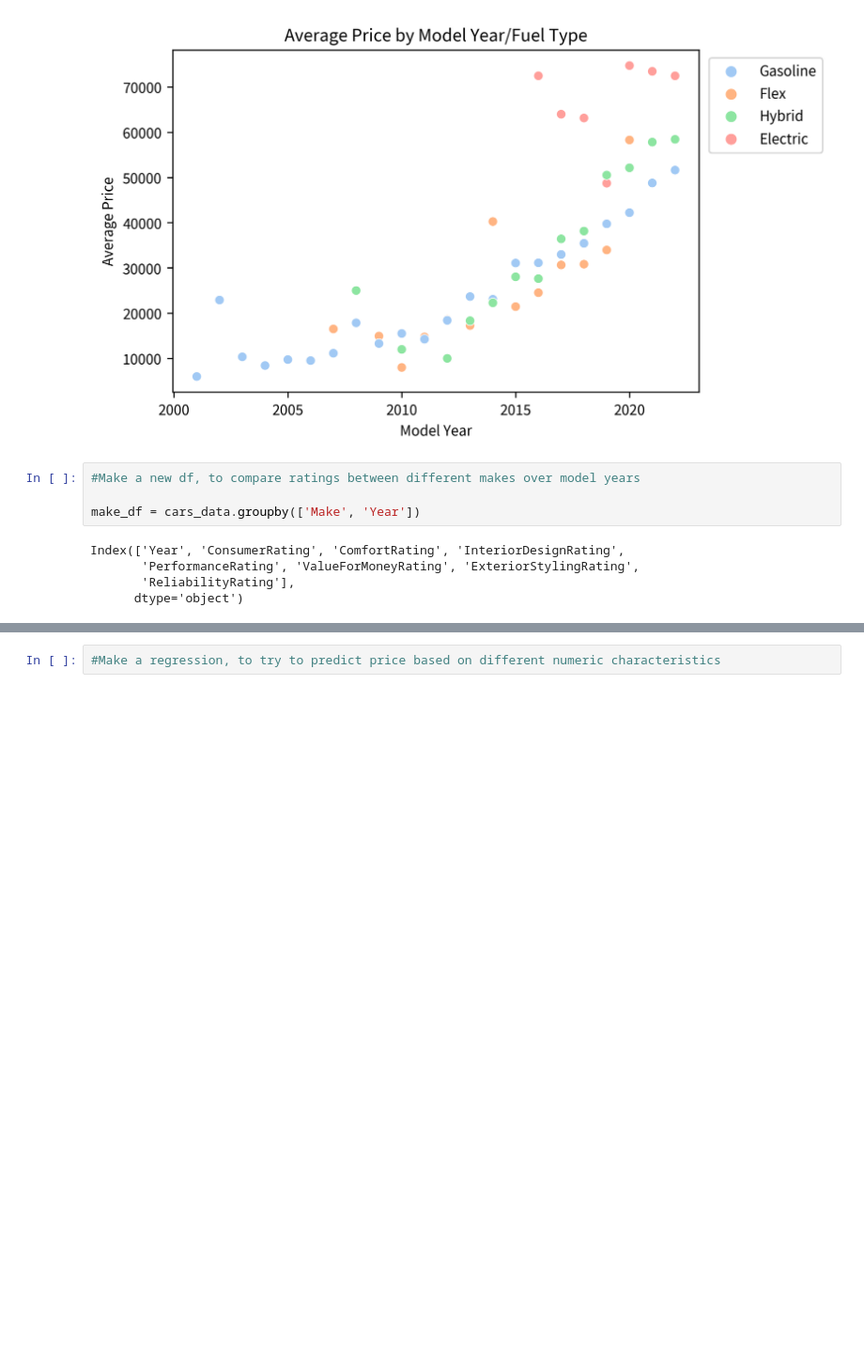
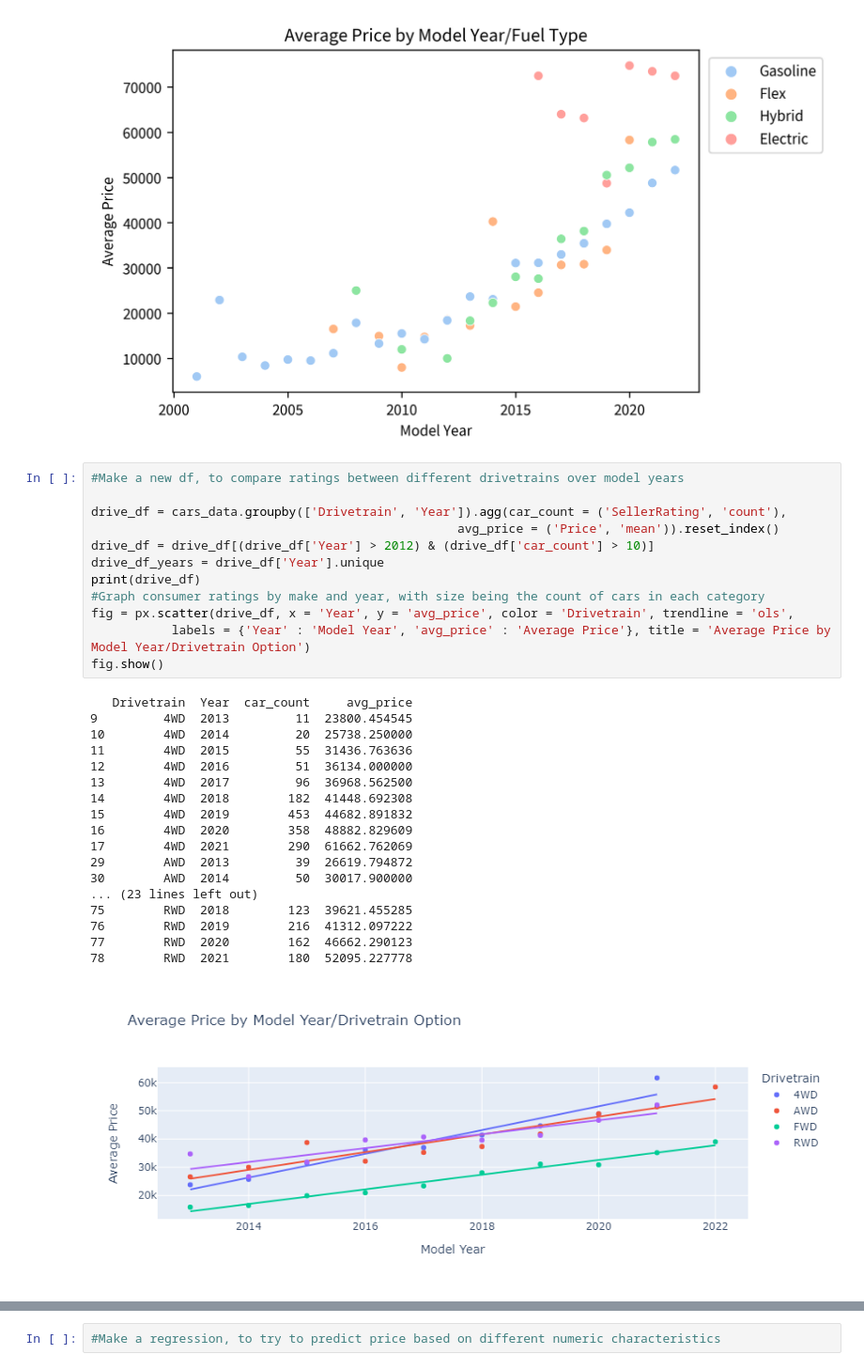
Before and after one commit to mpicard27/Picard-Portfolio-Project, a Jupyter notebook: Used_Car_Analysis.ipynb, the cells around one changed output, grey strips where cells are left out. Shown: that part at 94% size. Cells and saved outputs as stored; diff of their text form; blank space fills up the shorter version.

```diff
--- a/Used_Car_Analysis.ipynb
+++ b/Used_Car_Analysis.ipynb
@@ -281,11 +266,33 @@ ax.legend(loc='upper right', bbox_to_anchor=(1.25, 1))
 <matplotlib.legend.Legend at 0x...>
 [figure]
 # %%
-#Make a new df, to compare ratings between different makes over model years
+#Make a new df, to compare ratings between different drivetrains over model years
 
-make_df = cars_data.groupby(['Make', 'Year'])
+drive_df = cars_data.groupby(['Drivetrain', 'Year']).agg(car_count = ('SellerRating', 'count'),
+                                                  avg_price = ('Price', 'mean')).reset_index()
+drive_df = drive_df[(drive_df['Year'] > 2012) & (drive_df['car_count'] > 10)]
+drive_df_years = drive_df['Year'].unique
+print(drive_df)
+#Graph consumer ratings by make and year, with size being the count of cars in each category
+fig = px.scatter(drive_df, x = 'Year', y = 'avg_price', color = 'Drivetrain', trendline = 'ols',
+           labels = {'Year' : 'Model Year', 'avg_price' : 'Average Price'}, title = 'Average Price by Model Year/Drivetrain Option')
+fig.show()
 # %% [output]
-Index(['Year', 'ConsumerRating', 'ComfortRating', 'InteriorDesignRating',
-       'PerformanceRating', 'ValueForMoneyRating', 'ExteriorStylingRating',
-       'ReliabilityRating'],
-      dtype='object')
+   Drivetrain  Year  car_count     avg_price
+9         4WD  2013         11  23800.454545
+10        4WD  2014         20  25738.250000
+11        4WD  2015         55  31436.763636
+12        4WD  2016         51  36134.000000
+13        4WD  2017         96  36968.562500
+14        4WD  2018        182  41448.692308
+15        4WD  2019        453  44682.891832
+16        4WD  2020        358  48882.829609
+17        4WD  2021        290  61662.762069
+29        AWD  2013         39  26619.794872
+30        AWD  2014         50  30017.900000
+... (23 lines left out)
+75        RWD  2018        123  39621.455285
+76        RWD  2019        216  41312.097222
+77        RWD  2020        162  46662.290123
+78        RWD  2021        180  52095.227778
+[figure, added]
```
Also changed, not shown: parts of 5 cells of this notebook.
